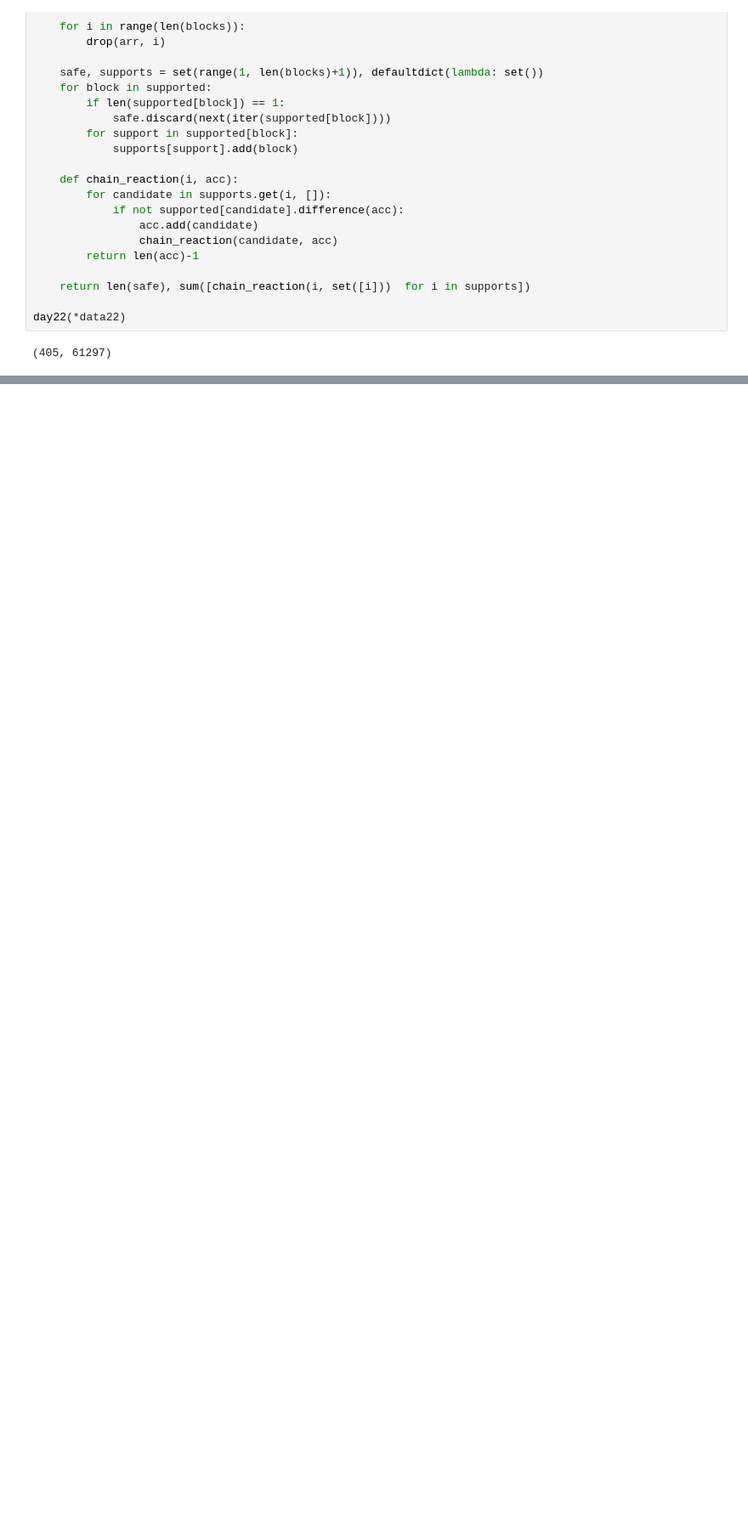
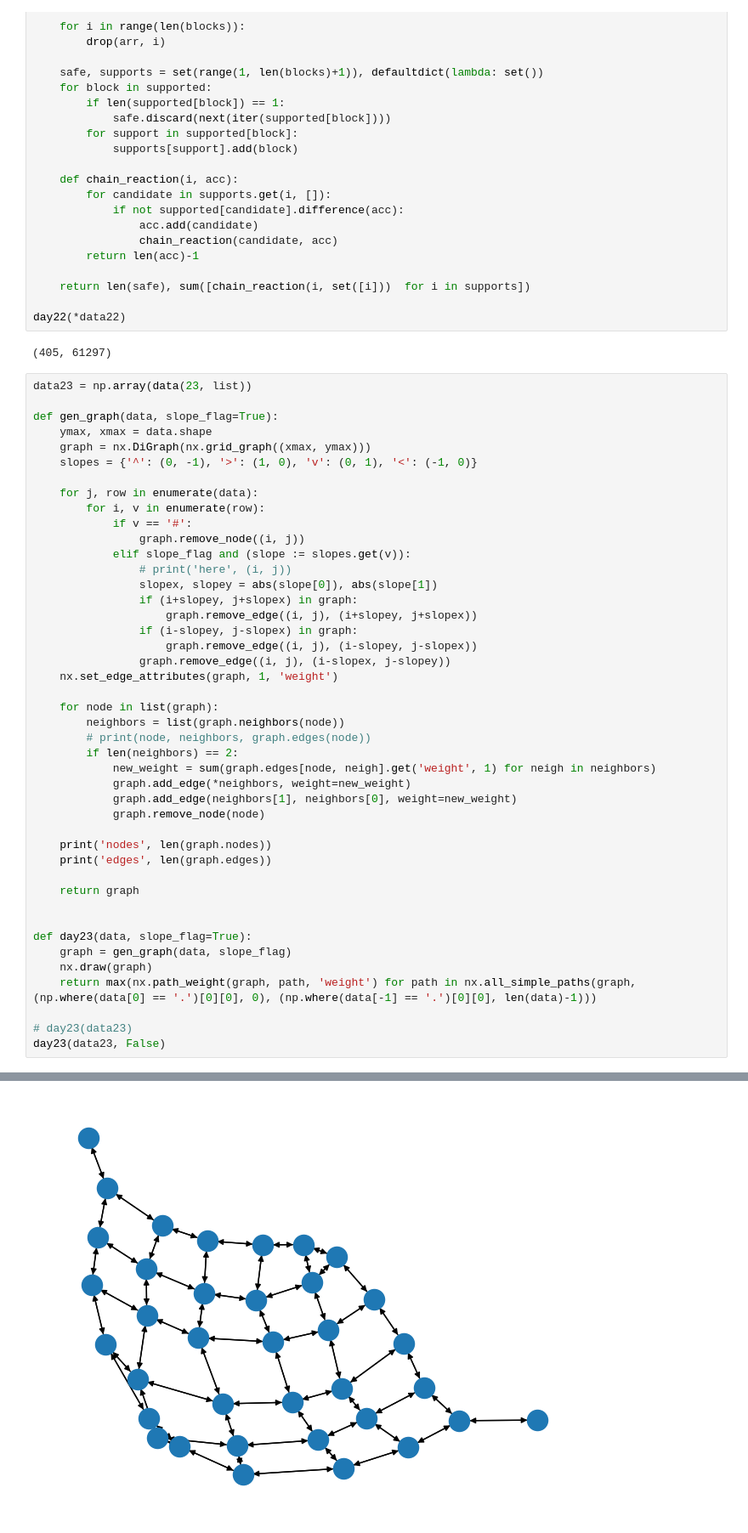
Before and after one commit to tonzgao/advent-code, a Jupyter notebook: 2023/2023.ipynb, the cells around one changed output, grey strips where cells are left out. Shown: that part at 85% size. Cells and saved outputs as stored; diff of their text form; blank space fills up the shorter version.

```diff
--- a/2023/2023.ipynb
+++ b/2023/2023.ipynb
@@ -982,3 +983,48 @@ def day22(arr, blocks):
 day22(*data22)
 # %% [output]
 (405, 61297)
+# %%
+data23 = np.array(data(23, list))
+
+def gen_graph(data, slope_flag=True):
+    ymax, xmax = data.shape
+    graph = nx.DiGraph(nx.grid_graph((xmax, ymax)))
+    slopes = {'^': (0, -1), '>': (1, 0), 'v': (0, 1), '<': (-1, 0)}
+
+    for j, row in enumerate(data):
+        for i, v in enumerate(row):
+            if v == '#':
+                graph.remove_node((i, j))
+            elif slope_flag and (slope := slopes.get(v)):
+                # print('here', (i, j))
+                slopex, slopey = abs(slope[0]), abs(slope[1])
+                if (i+slopey, j+slopex) in graph:
+                    graph.remove_edge((i, j), (i+slopey, j+slopex))
+                if (i-slopey, j-slopex) in graph:
+                    graph.remove_edge((i, j), (i-slopey, j-slopex))
+                graph.remove_edge((i, j), (i-slopex, j-slopey))
+    nx.set_edge_attributes(graph, 1, 'weight')
+
+    for node in list(graph):
+        neighbors = list(graph.neighbors(node))
+        # print(node, neighbors, graph.edges(node))
+        if len(neighbors) == 2:
+            new_weight = sum(graph.edges[node, neigh].get('weight', 1) for neigh in neighbors)
+            graph.add_edge(*neighbors, weight=new_weight)
+            graph.add_edge(neighbors[1], neighbors[0], weight=new_weight)
+            graph.remove_node(node)
+
+    print('nodes', len(graph.nodes))
+    print('edges', len(graph.edges))
+
+    return graph
+
+
+def day23(data, slope_flag=True):
+    graph = gen_graph(data, slope_flag)
+    nx.draw(graph)
+    return max(nx.path_weight(graph, path, 'weight') for path in nx.all_simple_paths(graph,  (np.where(data[0] == '.')[0][0], 0), (np.where(data[-1] == '.')[0][0], len(data)-1)))
+
+# day23(data23)
+day23(data23, False)
+# %% [output]
@@ -984,0 +1034 @@ day22(*data22)
+[figure, added]
```
Also changed, not shown: parts of 5 cells of this notebook, 2 other files.
